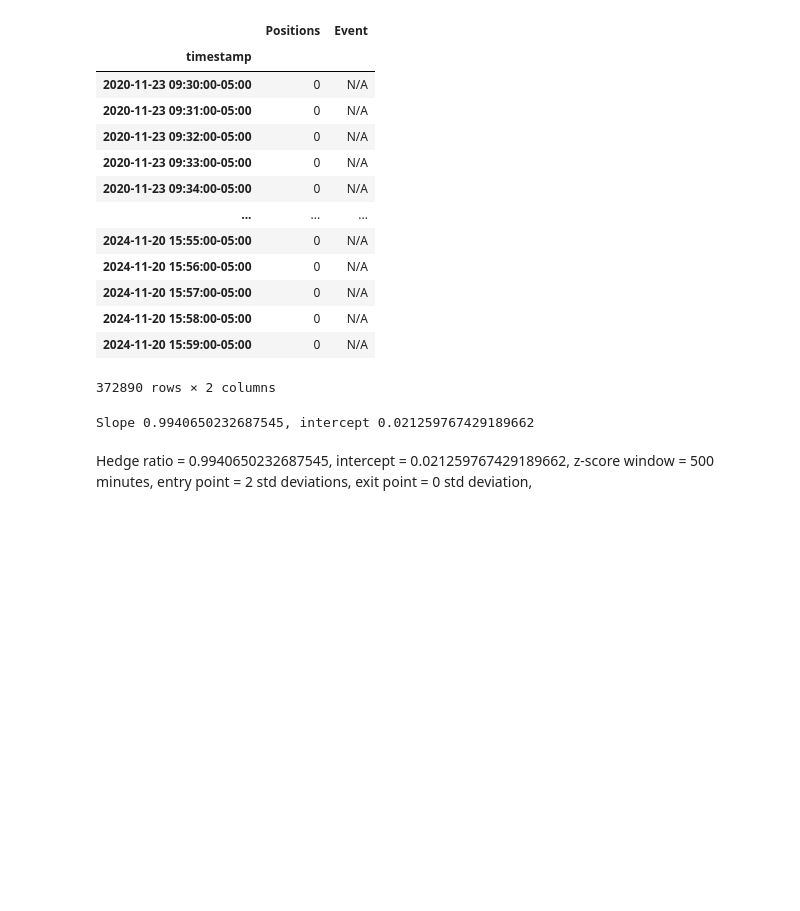
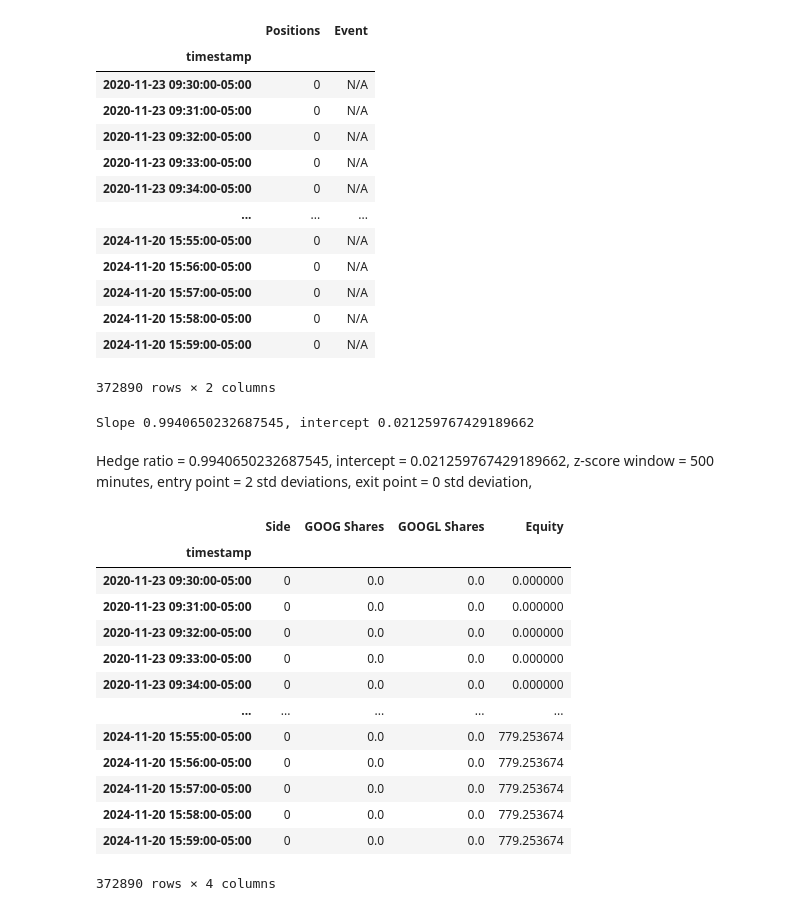
Before and after one commit to LeCodeChef/Basic-Pairs-Trader, a Jupyter notebook: research_notebooks/researchGOOG_GOOGL.ipynb, the cells around one changed output. Drawn from its saved outputs; the diff is of its cells as text; code cells hidden in the pictures; blank space fills up the shorter version.

```diff
--- a/research_notebooks/researchGOOG_GOOGL.ipynb
+++ b/research_notebooks/researchGOOG_GOOGL.ipynb
@@ -307,0 +312,17 @@ Hedge ratio = 0.9940650232687545, intercept = 0.021259767429189662, z-score wind
+# %%
+bars
+# %% [output]
+|  | Side | GOOG Shares | GOOGL Shares | Equity |
+| timestamp |  |  |  |  |
+| 2020-11-23 09:30:00-05:00 | 0 | 0.0 | 0.0 | 0.000000 |
+| 2020-11-23 09:31:00-05:00 | 0 | 0.0 | 0.0 | 0.000000 |
+| 2020-11-23 09:32:00-05:00 | 0 | 0.0 | 0.0 | 0.000000 |
+| 2020-11-23 09:33:00-05:00 | 0 | 0.0 | 0.0 | 0.000000 |
+| 2020-11-23 09:34:00-05:00 | 0 | 0.0 | 0.0 | 0.000000 |
+| ... | ... | ... | ... | ... |
+| 2024-11-20 15:55:00-05:00 | 0 | 0.0 | 0.0 | 779.253674 |
+| 2024-11-20 15:56:00-05:00 | 0 | 0.0 | 0.0 | 779.253674 |
+| 2024-11-20 15:57:00-05:00 | 0 | 0.0 | 0.0 | 779.253674 |
+| 2024-11-20 15:58:00-05:00 | 0 | 0.0 | 0.0 | 779.253674 |
+| 2024-11-20 15:59:00-05:00 | 0 | 0.0 | 0.0 | 779.253674 |
+372890 rows × 4 columns
```
Also changed, not shown: parts of 4 cells of this notebook, 1 other file.
